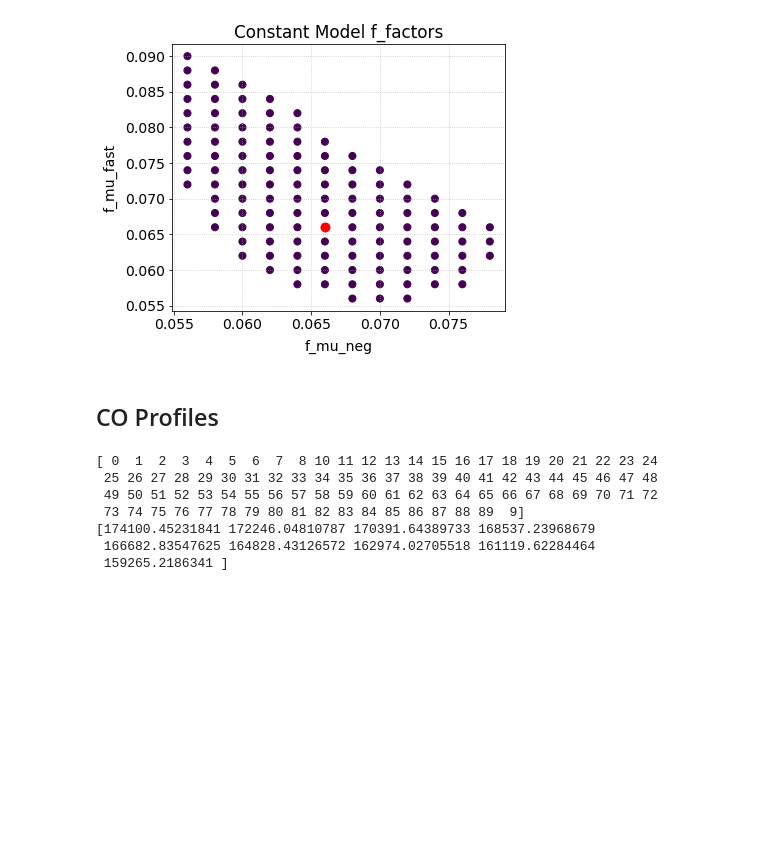
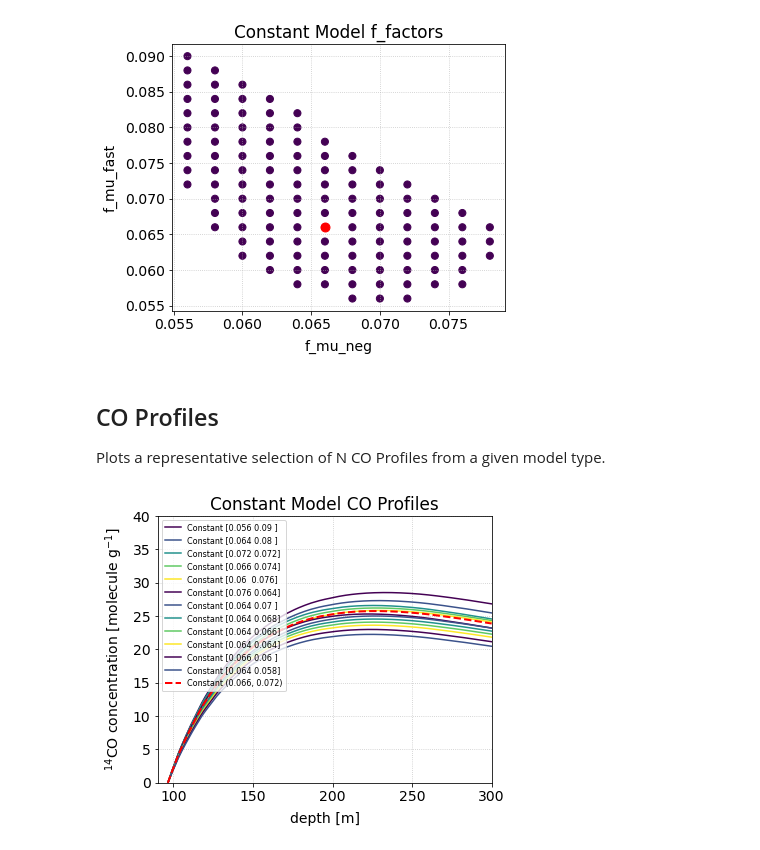
Before and after one commit to 14CO/Dome-C-Sensitivity, a Jupyter notebook: graph-maker.ipynb, the cells around one changed output. Saved outputs shown, nothing was run; the diff lists cells and outputs as text; code cells hidden in the pictures; blank space fills up the shorter version.

```diff
--- a/graph-maker.ipynb
+++ b/graph-maker.ipynb
@@ -69,3 +77,5 @@ Text(0.5, 1.0, 'Constant Model f_factors')
 [figure]
 # %% [markdown]
 ## CO Profiles
+
+Plots a representative selection of N CO Profiles from a given model type.
@@ -77,16 +115,4 @@ def param_dist(model, theta0, weights = [1]): # calculates distance in parameter
 # %%
-a = np.array([np.sum(p.CO) for p in burst_models.models])
-
-index = a.argsort()
-print(index)
-ind = index[np.arange(len(index)-1,-1,-10)]
-print(a[ind])
-i0 = a.argmin()
+plot_profiles(0)
 # %% [output]
-[ 0  1  2  3  4  5  6  7  8 10 11 12 13 14 15 16 17 18 19 20 21 22 23 24
- 25 26 27 28 29 30 31 32 33 34 35 36 37 38 39 40 41 42 43 44 45 46 47 48
- 49 50 51 52 53 54 55 56 57 58 59 60 61 62 63 64 65 66 67 68 69 70 71 72
- 73 74 75 76 77 78 79 80 81 82 83 84 85 86 87 88 89  9]
-[174100.45231841 172246.04810787 170391.64389733 168537.23968679
- 166682.83547625 164828.43126572 162974.02705518 161119.62284464
- 159265.2186341 ]
+[figure, added]
```
Also changed, not shown: parts of 45 cells of this notebook, 4 other files.
